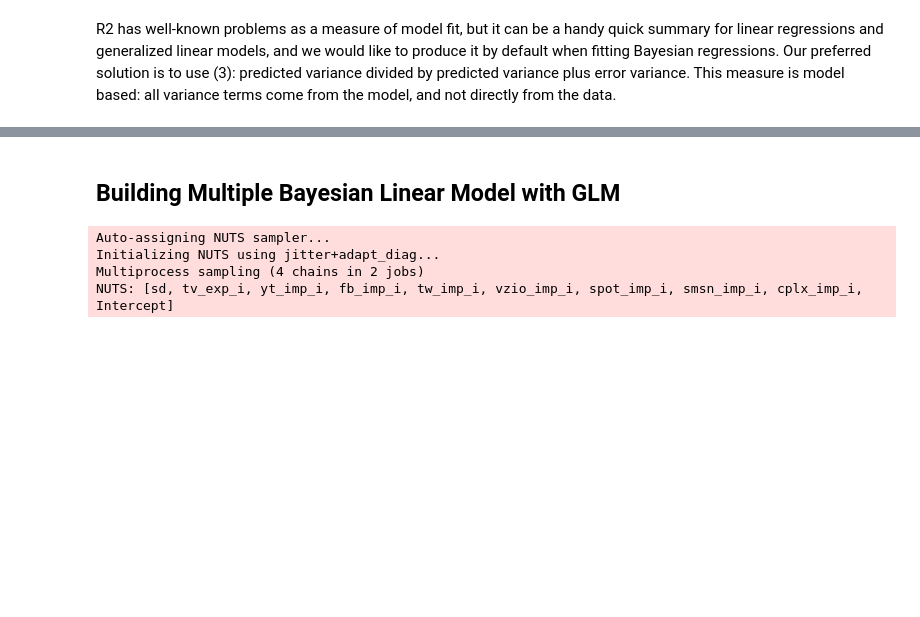
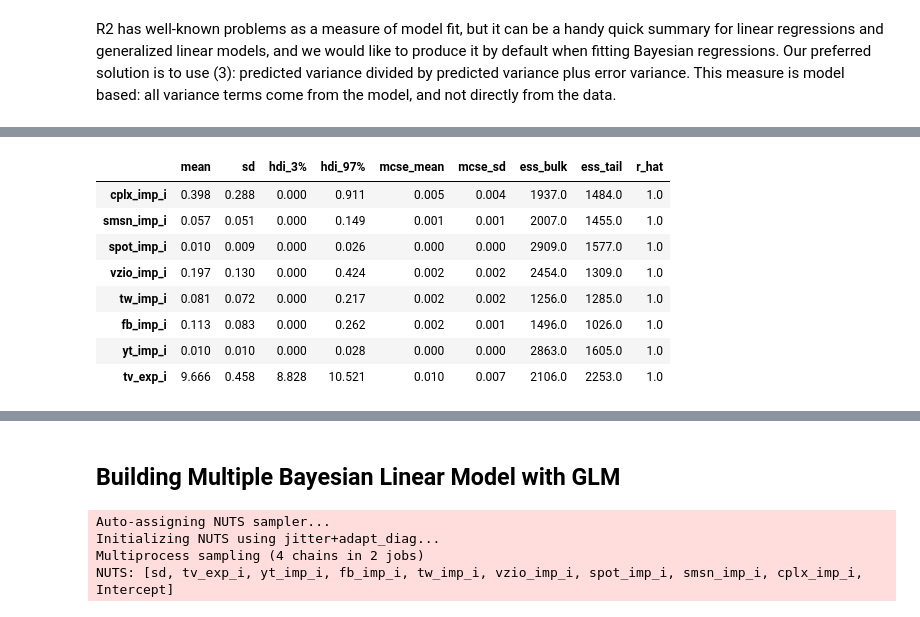
Before and after one commit to vanitoz/Bet-Awards, a Jupyter notebook: EDA_Modeling.ipynb, the cells around one changed output, grey strips where cells are left out. Cells and saved outputs as stored; diff of their text form; code cells hidden in the pictures; blank space fills up the shorter version.

```diff
--- a/EDA_Modeling.ipynb
+++ b/EDA_Modeling.ipynb
@@ -218,0 +249,13 @@ posterior predictive variable tune_in_i's shape not compatible with number of ch
+# %%
+# Lets look at slope coeficients
+az.summary(trace_mlr_half_normal, var_names = ['beta']).set_index(data.columns[:-1])
+# %% [output]
+|  | mean | sd | hdi_3% | hdi_97% | mcse_mean | mcse_sd | ess_bulk | ess_tail | r_hat |
+| cplx_imp_i | 0.398 | 0.288 | 0.000 | 0.911 | 0.005 | 0.004 | 1937.0 | 1484.0 | 1.0 |
+| smsn_imp_i | 0.057 | 0.051 | 0.000 | 0.149 | 0.001 | 0.001 | 2007.0 | 1455.0 | 1.0 |
+| spot_imp_i | 0.010 | 0.009 | 0.000 | 0.026 | 0.000 | 0.000 | 2909.0 | 1577.0 | 1.0 |
+| vzio_imp_i | 0.197 | 0.130 | 0.000 | 0.424 | 0.002 | 0.002 | 2454.0 | 1309.0 | 1.0 |
+| tw_imp_i | 0.081 | 0.072 | 0.000 | 0.217 | 0.002 | 0.002 | 1256.0 | 1285.0 | 1.0 |
+| fb_imp_i | 0.113 | 0.083 | 0.000 | 0.262 | 0.002 | 0.001 | 1496.0 | 1026.0 | 1.0 |
+| yt_imp_i | 0.010 | 0.010 | 0.000 | 0.028 | 0.000 | 0.000 | 2863.0 | 1605.0 | 1.0 |
+| tv_exp_i | 9.666 | 0.458 | 8.828 | 10.521 | 0.010 | 0.007 | 2106.0 | 2253.0 | 1.0 |
```
Also changed, not shown: parts of 17 cells of this notebook, 17 other files.
